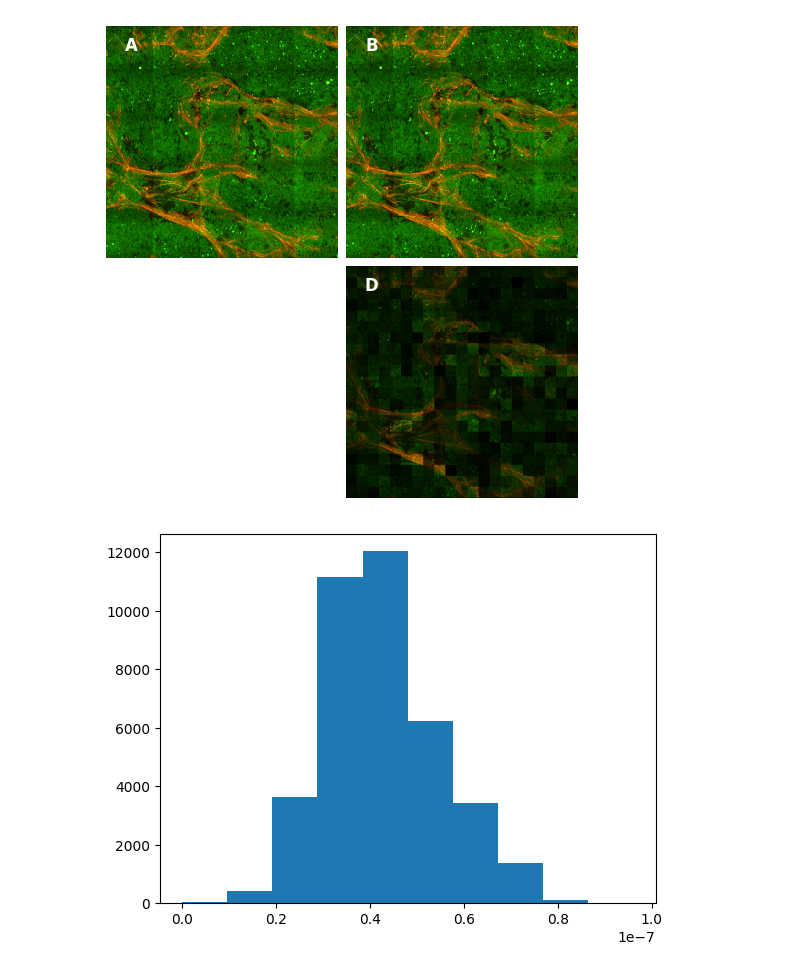
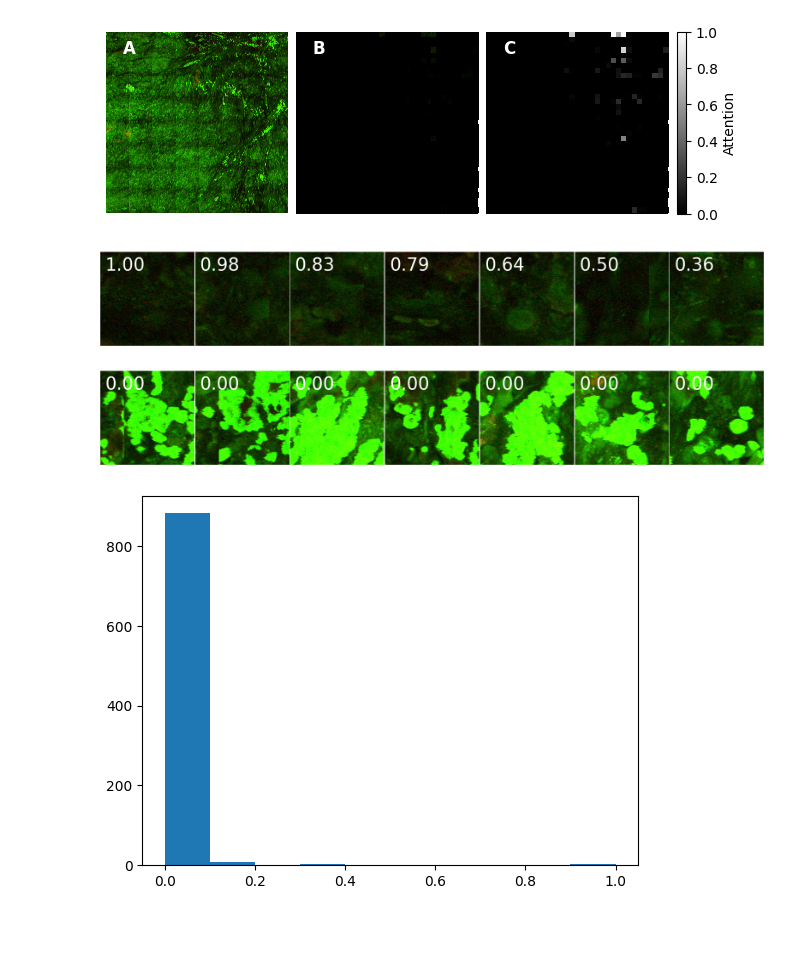
Before and after one commit to siemdejong/sclicom, a Jupyter notebook: notebooks/6-sjg-attention.ipynb, the cells around one changed output. Cells and saved outputs as stored; diff of their text form; code cells hidden in the pictures; blank space fills up the shorter version.

Commit message:
version at hand in

```diff
--- a/notebooks/6-sjg-attention.ipynb
+++ b/notebooks/6-sjg-attention.ipynb
@@ -13,5 +11,7 @@ from dlup.background import get_mask, entropy_masker
 # %%
-f = h5py.File("/home/sdejong/pmchhg/lightning_logs/version_2418282/output/test/PMC_HHG_36_Hersenen_I-05_5x5_200slow_output.hdf5")
+# pmchhg/dpat/notebooks/outputs/6/PMC_HHG_36_Hersenen_I-05_8x8_200slow.png
+path = "/home/sdejong/pmchhg/lightning_logs/version_2418468/output/test/PMC_HHG_9_Hersenen_I-04_8x8_200slow_output.hdf5"
+f = h5py.File(path)
 
 # Unpack hdf5.
 data = {}
@@ -20,4 +20,3 @@ for k in f.keys():
         data[k] = f[k][()].decode()
     except (UnicodeDecodeError, AttributeError):
         data[k] = f[k][()]
-print(data)
@@ -42,13 +23,15 @@ print(data)
 # %%
-path = glob("../../images-tif/*PMC_HHG_36_Hersenen_I-05_5x5_200slow*")[0]
+img_name = path.split("/")[-1].split("_output")[0]
+path = glob(f"../../images-tif/*{img_name}*")[0]
+mask_path = glob(f"../../masks/*{img_name}*")[0]
 img_arr = np.array(Image.open(path))
 img = SlideImage.from_file_path(path)
-mask = get_mask(img, entropy_masker)
 dataset = TiledROIsSlideImageDataset.from_standard_tiling(
     path=path,
     mpp=0.2,
     tile_size=(224, 224),
     tile_overlap=(0, 0),
     tile_mode="skip",
-    mask=mask,
+    mask=np.array(Image.open(mask_path)),
+    mask_threshold=1,
 )
@@ -94,35 +66,77 @@ Lossy conversion from float64 to uint8. Range [0, 1]. Convert image to uint8 pri
 # %%
-fig, axs = plt.subplot_mosaic([["A", "B"], ["C", "D"]], layout="compressed")
+fig, axs = plt.subplot_mosaic([["A", "B", "C"]], layout="compressed")
 
 for label, ax in axs.items():
     # label physical distance in and down:
     trans = mtransforms.ScaledTranslation(10/72, -5/72, fig.dpi_scale_trans)
     ax.text(0.05, 0.95, label, transform=ax.transAxes + trans,
             fontsize="large", fontweight="heavy", va="center", ha="center", color="white")
 
     ax.axis("off")
 
 # Original image, cropped to maximum tile region.
 axs["A"].imshow(img_scaled_cropped[::-1])
 
-# Tiles used.
-for tile in dataset:
+background = Image.new("RGB", img_scaled_cropped[::-1].shape[:2][::-1], (0, 0, 0))
+
+for tile in np.array(dataset):
     coords = np.array(tile["coordinates"])
-    extent = tuple(np.array((coords[0], coords[0] + 224, coords[1], coords[1]+224)).astype(int))
-    axs["B"].imshow(tile["image"], extent=extent, origin="lower")
-    axs["B"].set_xlim(0, img_scaled_cropped.shape[0])
-    axs["B"].set_ylim(0, img_scaled_cropped.shape[1])
+    extent = tuple(np.array((coords[0], coords[0] + 224, coords[1], coords[1] + 224)).astype(int))
+
+    axs["B"].imshow((np.array(tile["image"]) * A_norm[np.nonzero(tile["region_index"] == T)][0]).astype(int), extent=extent, origin="lower", vmin=0, vmax=255)
+    axs["B"].set_xlim(0, img_scaled_cropped.shape[1])
+    axs["B"].set_ylim(0, img_scaled_cropped.shape[0])
+
+    im = axs["C"].imshow(np.ones_like(np.array(tile["image"]))[:, :, 0] * A_norm[np.nonzero(tile["region_index"] == T)][0],  extent=extent, origin="lower", vmin=0, vmax=1, cmap="gray")
+    axs["C"].set_xlim(0, img_scaled_cropped.shape[1])
+    axs["C"].set_ylim(0, img_scaled_cropped.shape[0])
+
+axs["B"].axvspan(0, img_scaled_cropped.shape[1], facecolor="black", zorder=-1)
+axs["C"].axvspan(0, img_scaled_cropped.shape[1], facecolor="black", zorder=-1)
+
+cbar = plt.colorbar(im)
+cbar.set_label("Attention")
+
+# axs["A"].set_title("Original")
+# axs["B"].set_title("Attention-weighted")
+# axs["C"].set_title("Annotations")
 
 # TODO: Pathologist focus
 
-# Attention weighted image
-axs["D"].imshow(A_img_weighted[::-1])
-
 fig.savefig(f"outputs/6/{data['case_id']}_{data['img_id']}-summary.png", bbox_inches="tight", dpi=300)
 # %% [output]
-[figure, old version]
+[figure, new version]
+# %%
+fig = plt.figure(figsize=(20, 5))
+grid = ImageGrid(fig, 111,  # similar to subplot(111)
+                 nrows_ncols=(1, 7),
+                #  axes_pad=0.1,
+                 label_mode="L",
+                 )
+
+for ax, tile, a in zip(grid, np.array(dataset)[np.argsort(A_norm)[::-1]], A_norm[np.argsort(A_norm)[::-1]]):  # Get the tiles with highest attention.
+    ax.imshow(tile["image"], origin="lower")
+    ax.axis("off")
+    ax.text(0.05, 0.8, f"{a:.2f}", color="white", transform=ax.transAxes, fontsize=30)
+fig.savefig(f"outputs/6/{data['case_id']}_{data['img_id']}-tiles.png", bbox_inches="tight", dpi=300)
+
+fig = plt.figure(figsize=(20, 5))
+grid = ImageGrid(fig, 111,  # similar to subplot(111)
+                 nrows_ncols=(1, 7),
+                #  axes_pad=0.1,
+                 label_mode="L",
+                 )
+
+for ax, tile, a in zip(grid, np.array(dataset)[np.argsort(A_norm)[::1]], A_norm[np.argsort(A_norm)[::1]]):  # Get the tiles with highest attention.
+    ax.imshow(tile["image"], origin="lower")
+    ax.axis("off")
+    ax.text(0.05, 0.8, f"{a:.2f}", color="white", transform=ax.transAxes, fontsize=30)
+fig.savefig(f"outputs/6/{data['case_id']}_{data['img_id']}-tiles-low-a.png", bbox_inches="tight", dpi=300)
+# %% [output]
+[figure, added]
+[figure, added]
 # %%
 plt.hist(A_norm)
 plt.show()
 # %% [output]
-[figure, old version]
+[figure, new version]
```
Also changed, not shown: parts of 8 cells of this notebook, 25 other files.
